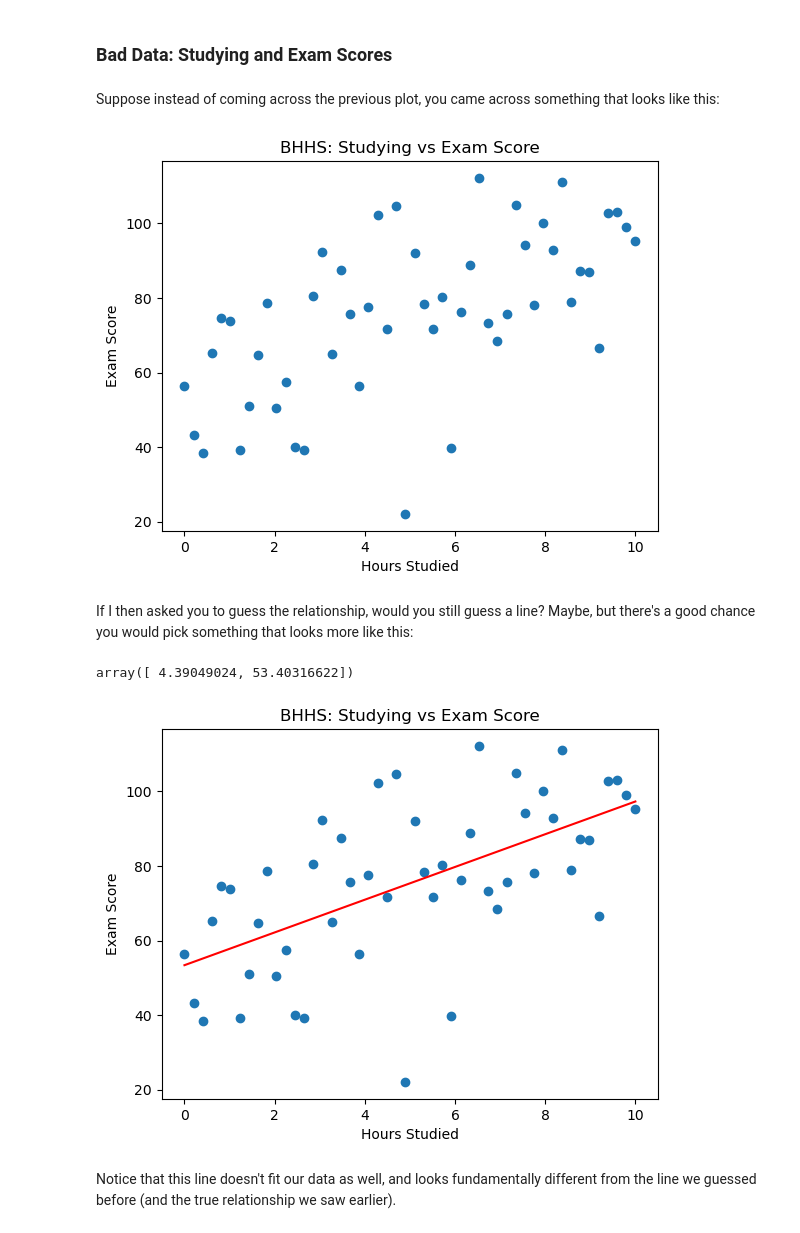
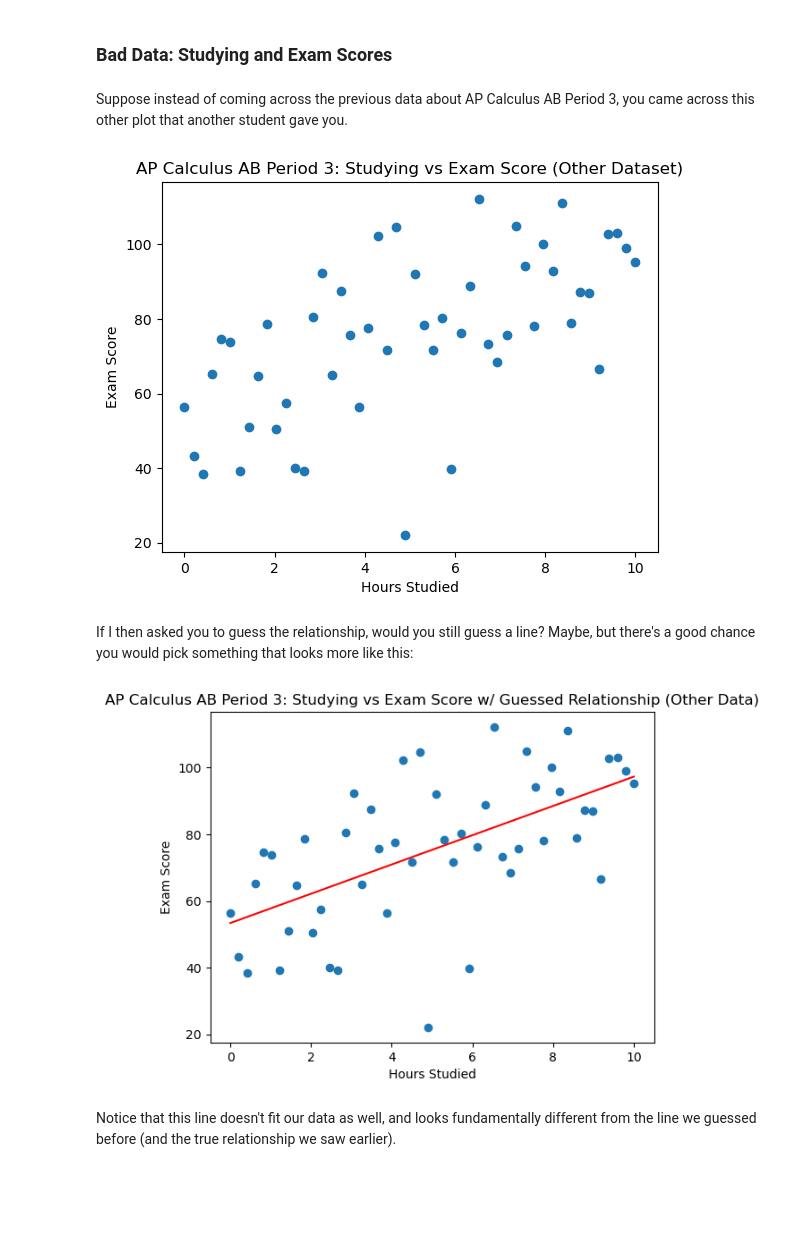
Before and after one commit to nickmelamed/mortorq_instruction, a Jupyter notebook: ml_resources/ml_primer/01-models-data.ipynb, the cells around one changed output. Saved outputs shown, nothing was run; the diff lists cells and outputs as text; code cells hidden in the pictures; blank space fills up the shorter version.

```diff
--- a/ml_resources/ml_primer/01-models-data.ipynb
+++ b/ml_resources/ml_primer/01-models-data.ipynb
@@ -111,25 +113,21 @@ But what if our data was much noisier?
 # %% [markdown]
 ### Bad Data: Studying and Exam Scores
 # %% [markdown]
-Suppose instead of coming across the previous plot, you came across something that looks like this:
+Suppose instead of coming across the previous data about AP Calculus AB Period 3, you came across this other plot that another student gave you.
 # %%
 # Exam score with heavy noise
 scores_bad = 5 * hours + 50 + np.random.normal(0, 20, size=len(hours))
 
 plt.figure()
 plt.scatter(hours, scores_bad)
 plt.xlabel("Hours Studied")
 plt.ylabel("Exam Score")
-plt.title("BHHS: Studying vs Exam Score")
+plt.title("AP Calculus AB Period 3: Studying vs Exam Score (Other Dataset)")
 plt.show()
 # %% [output]
-[figure, old version]
+[figure, new version]
 # %% [markdown]
 If I then asked you to guess the relationship, would you still guess a line? Maybe, but there's a good chance you would pick something that looks more like this:
-# %%
-np.polyfit(hours, scores_bad, deg=1)
-# %% [output]
-array([ 4.39049024, 53.40316622])
 # %%
 slope_bad, intercept_bad = np.polyfit(hours, scores_bad, deg=1) # fit a polynomial to your data
 y_fit_bad = slope_bad * hours + intercept_bad
@@ -139,10 +137,10 @@ plt.scatter(hours, scores_bad)
 plt.plot(hours, y_fit_bad, color = 'red')
 plt.xlabel("Hours Studied")
 plt.ylabel("Exam Score")
-plt.title("BHHS: Studying vs Exam Score")
+plt.title("AP Calculus AB Period 3: Studying vs Exam Score w/ Guessed Relationship (Other Data)")
 plt.show()
 # %% [output]
-[figure, old version]
+[figure, new version]
 # %% [markdown]
 Notice that this line doesn't fit our data as well, and looks fundamentally different from the line we guessed before (and the true relationship we saw earlier).
 # %% [markdown]
```
Also changed, not shown: parts of 5 cells of this notebook.
